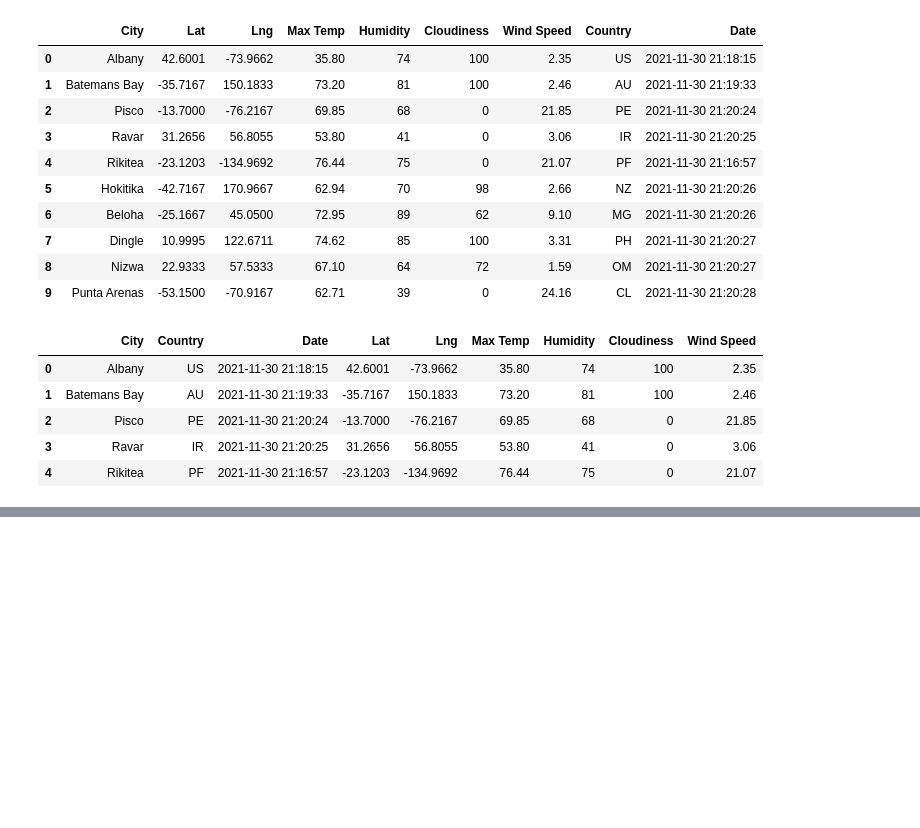
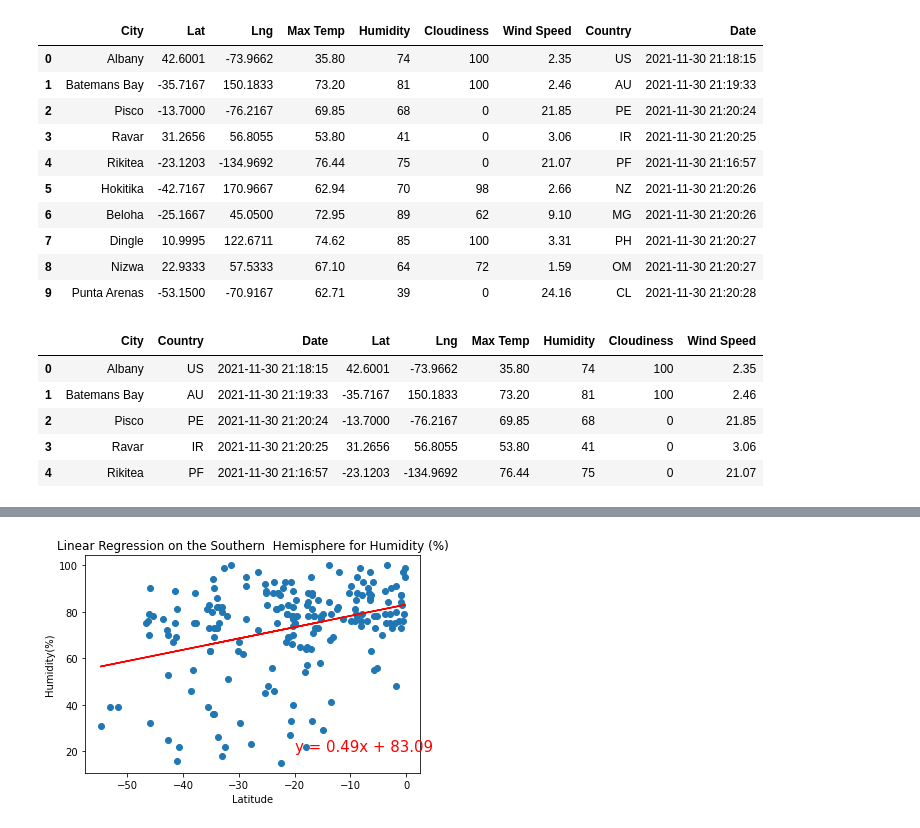
Before and after one commit to ramya-ramamur/World_Weather_Analysis, a Jupyter notebook: WeatherPy.ipynb, the cells around one changed output, grey strips where cells are left out. Cells and saved outputs as stored; diff of their text form; code cells hidden in the pictures; blank space fills up the shorter version.

```diff
--- a/WeatherPy.ipynb
+++ b/WeatherPy.ipynb
@@ -308,0 +365,8 @@ plt.show()
+# %%
+# Linear regression on the Southern Hemisphere
+
+x_values = southern_hemi_df["Lat"]
+y_values = southern_hemi_df["Humidity"]
+plot_linear_regression(x_values, y_values, "Linear Regression on the Southern  Hemisphere for Humidity (%)", "Humidity(%)", (-20,20))
+# %% [output]
+[figure, added]
```
Also changed, not shown: parts of 32 cells of this notebook.
